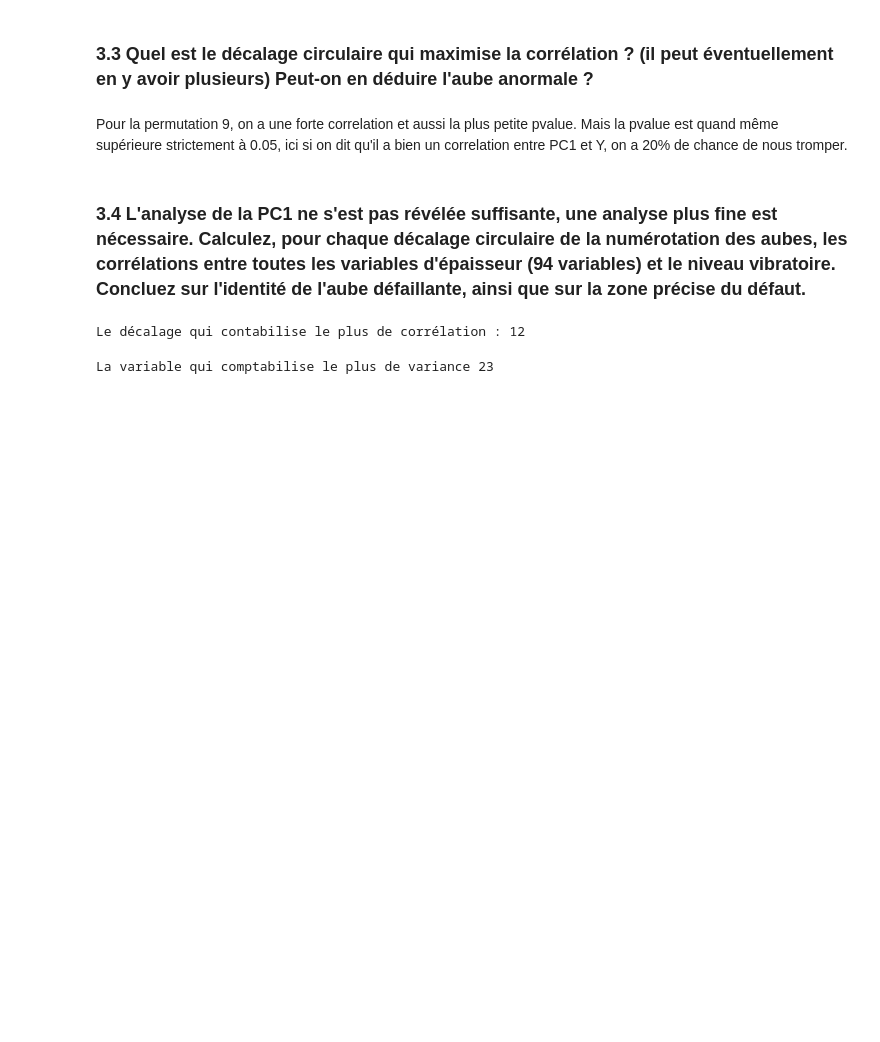
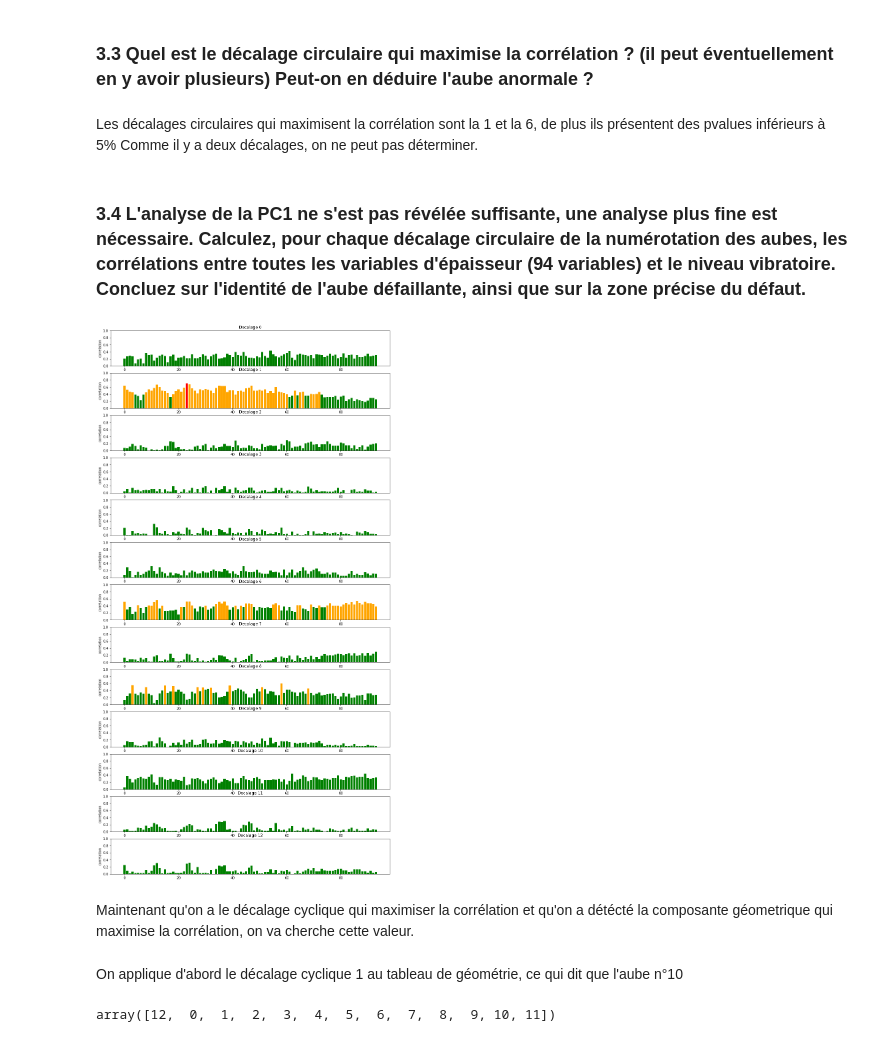
Before and after one commit to Davidson-Lova/TD_stats, a Jupyter notebook: TD4/TD4.ipynb, the cells around one changed output. Saved outputs shown, nothing was run; the diff lists cells and outputs as text; code cells hidden in the pictures; blank space fills up the shorter version.

```diff
--- a/TD4/TD4.ipynb
+++ b/TD4/TD4.ipynb
@@ -321,17 +322,14 @@ Text(0,0.5,'Kendall Tau Correlation coefficient')
 # %% [markdown]
 ### 3.3 Quel est le décalage circulaire qui maximise la corrélation ? (il peut éventuellement en y avoir plusieurs) Peut-on en déduire l'aube anormale ?
-# %% [markdown]
-Pour la permutation 9, on a une forte correlation et aussi la plus petite pvalue. Mais la pvalue est quand même supérieure strictement à 0.05, ici si on dit qu'il a bien un correlation entre PC1 et Y, on a 20% de chance de nous tromper.
+# %% [markdown]
+Les décalages circulaires qui maximisent la corrélation sont la 1 et la 6, de plus ils présentent des pvalues inférieurs à 5%
+Comme il y a deux décalages, on ne peut pas déterminer.
 # %% [markdown]
 ### 3.4 L'analyse de la PC1 ne s'est pas révélée suffisante, une analyse plus fine est nécessaire. Calculez, pour chaque décalage circulaire de la numérotation des aubes, les corrélations entre toutes les variables d'épaisseur (94 variables) et le niveau vibratoire. Concluez sur l'identité de l'aube défaillante, ainsi que sur la zone précise du défaut.
 # %%
 # Récuperation des 94 variables
-from cProfile import label
-
-
 niv_vib = vibrations.values[:,0].reshape((13,1))
-geom = geometries.values[:,-94:]
-
+geom = geometries_norm.values[:,-94:]
 
 cor_list = []
 pvalue_list = []
@@ -340,17 +338,30 @@ for i in range(13) :
         tau, pvalue = kendall_tau(niv_vib, geom[:,j])
         cor_list.append(tau)
         pvalue_list.append(pvalue)
-    niv_vib = np.roll(niv_vib,1)
+        geom[:,j] = np.roll(geom[:,j],1)
+    # niv_vib = np.roll(niv_vib,1)
+
 
 cor_mat = pd.DataFrame(np.array(cor_list).reshape(13,94)).apply(lambda x: abs(x)).values
 pvalue_mat = np.array(pvalue_list).reshape(13,94)
+color_pvalue = [('orange' if (_< 0.05) else 'g') for _ in pvalue_list]
+color_pvalue = np.array(color_pvalue).reshape(13,94)
+color_pvalue[cor_mat > 0.7] = 'red'
-# %%
-#on veut savoir le décalage qui contabilise le plus le corrélation
-print("Le décalage qui contabilise le plus de corrélation : {}".format(np.argmax(cor_mat.sum(axis = 1))))
-# %% [output]
-Le décalage qui contabilise le plus de corrélation : 12
-# %%
-# On va maintenant regarder dans cette permutation la varialble qui contribue le plus à corrélation
-print("La variable qui comptabilise le plus de variance {}".format(np.argmax(cor_mat[12,:])))
-# %% [output]
-La variable qui comptabilise le plus de variance 23
+# %%
+fig, axes = plt.subplots(13, 1, figsize=(15, 30))
+for i in range(13) :
+    plt.subplot(13,1,i+1)
+    plt.bar(range(94), height = cor_mat[i,:], color = color_pvalue[i,:])
+    plt.title("Decalage {}".format(i))
+    plt.ylim(0,1)
+    plt.ylabel("correlation")
+# %% [output]
+[figure, added]
+# %% [markdown]
+Maintenant qu'on a le décalage cyclique qui maximiser la corrélation et qu'on a détécté la composante géometrique qui maximise la corrélation, on va cherche cette valeur.
+# %% [markdown]
+On applique d'abord le décalage cyclique 1 au tableau de géométrie, ce qui dit que l'aube n°10
+# %%
+np.roll(np.array([_ for _ in range(13)]),1)
+# %% [output]
+array([12,  0,  1,  2,  3,  4,  5,  6,  7,  8,  9, 10, 11])
```
Also changed, not shown: parts of 5 cells of this notebook.
